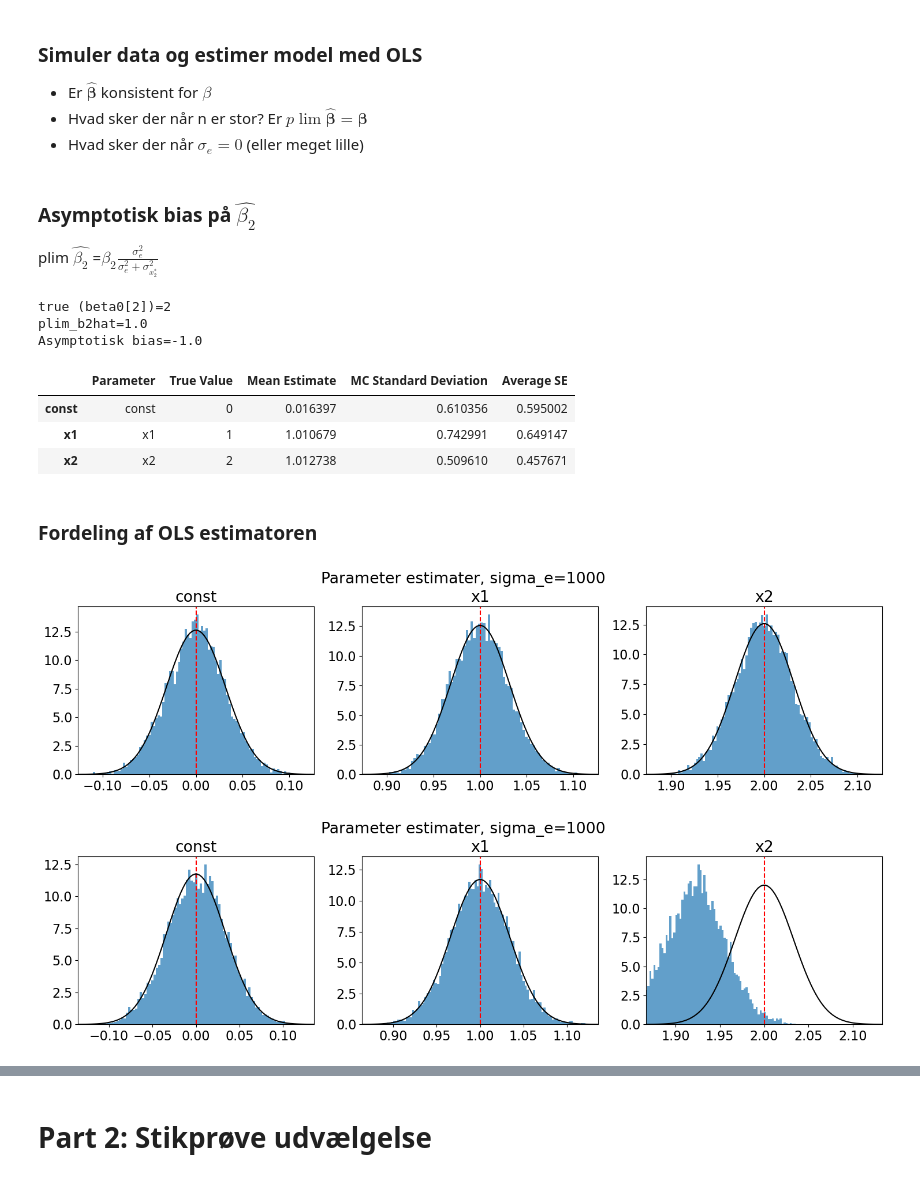
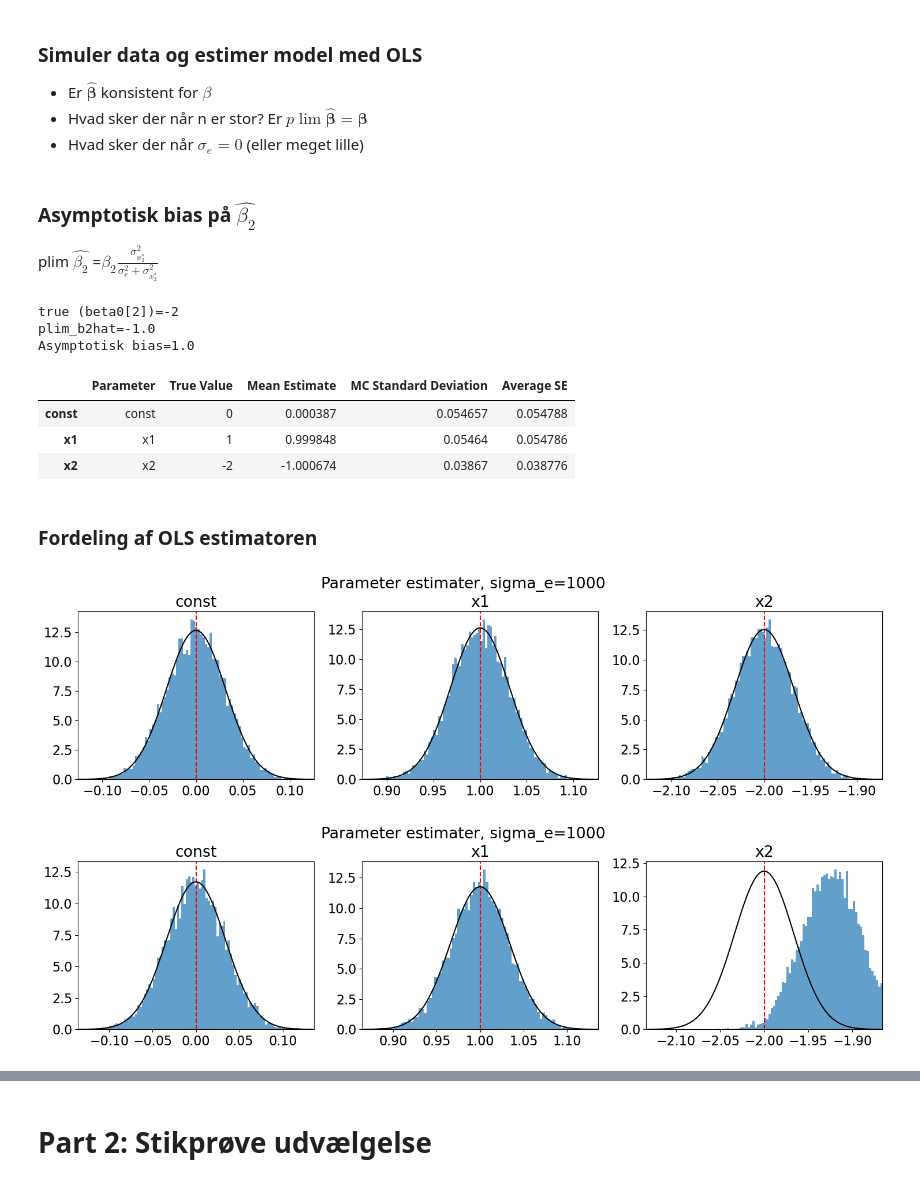
Before and after one commit to bschjerning/EconometricsA, a Jupyter notebook: 1_lectures/11_measurement_error/11_simulation_examples.ipynb, the cells around one changed output, grey strips where cells are left out. Saved outputs shown, nothing was run; the diff lists cells and outputs as text; code cells hidden in the pictures.

```diff
--- a/1_lectures/11_measurement_error/11_simulation_examples.ipynb
+++ b/1_lectures/11_measurement_error/11_simulation_examples.ipynb
@@ -144,34 +157,34 @@ Correlations matrix:
 - Hvad sker der når $\sigma_{e}=0$ (eller meget lille)
 # %% [markdown]
 ### Asymptotisk bias på $\hat{\beta_2}$
-plim $\hat{\beta_2}$ =$\beta_2 \frac{\sigma_e^2}{\sigma_e^2 + \sigma_{x_2^*}^2}$
+plim $\hat{\beta_2}$ =$\beta_2 \frac{\sigma_{x_2^*}^2}{\sigma_e^2 + \sigma_{x_2^*}^2}$
 # %%
 sigma_e=1;
-beta0=[0,1,2]; sigma_x0=[1,1,1]
+beta0=[0,1,-2]; sigma_x0=[1,1,1]
 plim_b2hat=beta0[2]*(sigma_x0[2]**2)/(sigma_e**2 + sigma_x0[2]**2)
 print(f'true (beta0[2])={beta0[2]}')
 print(f'plim_b2hat={plim_b2hat}')
 print(f'Asymptotisk bias={plim_b2hat-beta0[2]}')
 
-simulator1 = lambda: simulate(n=10, beta=beta0, sigma_x=sigma_x0, sigma_e=sigma_e)
+simulator1 = lambda: simulate(n=1000, beta=beta0, sigma_x=sigma_x0, sigma_e=sigma_e)
 b, se = monte_carlo(simulator1, S=1000)
 summary_table(b,se, beta0)
 # %% [output]
-true (beta0[2])=2
-plim_b2hat=1.0
-Asymptotisk bias=-1.0
+true (beta0[2])=-2
+plim_b2hat=-1.0
+Asymptotisk bias=1.0
 |  | Parameter | True Value | Mean Estimate | MC Standard Deviation | Average SE |
-| const | const | 0 | 0.016397 | 0.610356 | 0.595002 |
-| x1 | x1 | 1 | 1.010679 | 0.742991 | 0.649147 |
-| x2 | x2 | 2 | 1.012738 | 0.509610 | 0.457671 |
+| const | const | 0 | 0.000387 | 0.054657 | 0.054788 |
+| x1 | x1 | 1 | 0.999848 | 0.05464 | 0.054786 |
+| x2 | x2 | -2 | -1.000674 | 0.03867 | 0.038776 |
 # %% [markdown]
 ### Fordeling af OLS estimatoren
 # %%
-beta0=[0,1,2]; n=1000;
+beta0=[0,1,-2]; n=1000;
 sigma_e=0; b, se = monte_carlo(lambda: simulate(n, beta=beta0, sigma_e=sigma_e), S=10000)
 histogram(stat=b, truestat=beta0, bins=100, title=f'Parameter estimater, sigma_e={n}');
 sigma_e=0.2; b, se = monte_carlo(lambda: simulate(n, beta=beta0, sigma_e=sigma_e), S=10000)
 histogram(stat=b, truestat=beta0, bins=100, title=f'Parameter estimater, sigma_e={n}');
 # %% [output]
-[figure, old version]
+[figure, new version]
-[figure, old version]
+[figure, new version]
```
Also changed, not shown: parts of 6 cells of this notebook, 1 other file.
